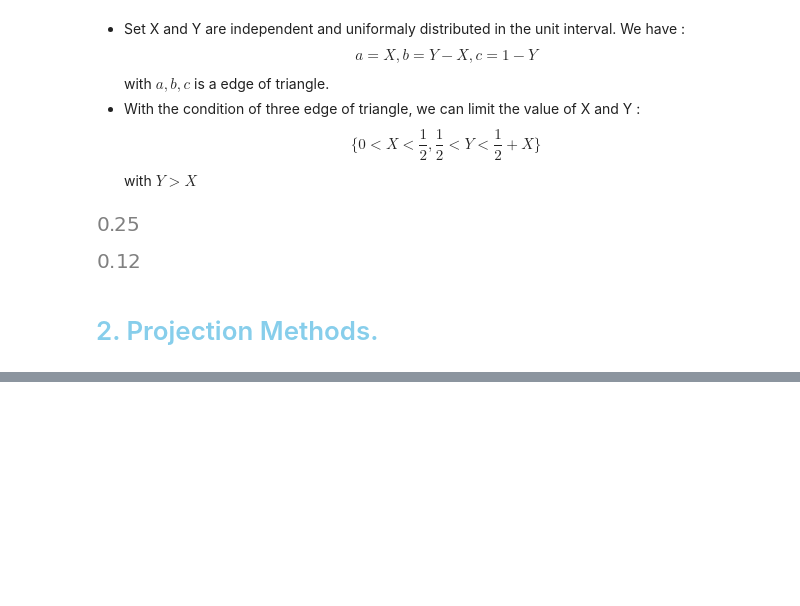
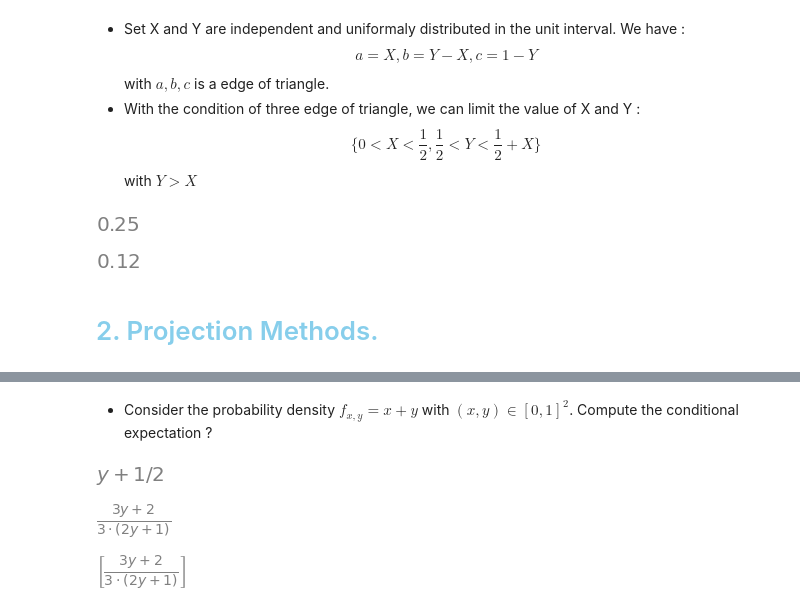
Before and after one commit to trungviet17/Probability_and_Statistic_Simulate_by_Python, a Jupyter notebook: Probability/Basic_Concept.ipynb, the cells around one changed output, grey strips where cells are left out. Drawn from its saved outputs; the diff is of its cells as text; code cells hidden in the pictures; blank space fills up the shorter version.

```diff
--- a/Probability/Basic_Concept.ipynb
+++ b/Probability/Basic_Concept.ipynb
@@ -252,0 +265,24 @@ np.mean((s>a) & (s>b) & (s > c) & (y_val > x_val))
+# %% [markdown]
+- Consider the probability density $ f_{x,y} = x + y $ with $(x, y) \in [0, 1]^2 $. Compute the conditional expectation ?
+# %%
+# straight from the definitation :
+
+f_y = integrate(x + y , (x, 0, 1))
+
+straight = integrate (x * (x + y) / f_y, (x, 0, 1))
+
+f_y
+# %% [output]
+[figure, added]
+# %%
+simplify(straight)
+# %% [output]
+[figure, added]
+# %%
+# inner product
+from sympy import solve
+h_y = sp.symbols('h_y')
+inner = integrate((x - h_y)*y*(x + y), (x, 0, 1) )
+solve(inner, h_y)
+# %% [output]
+[figure, added]
```
Also changed, not shown: parts of 7 cells of this notebook, 1 other file.
